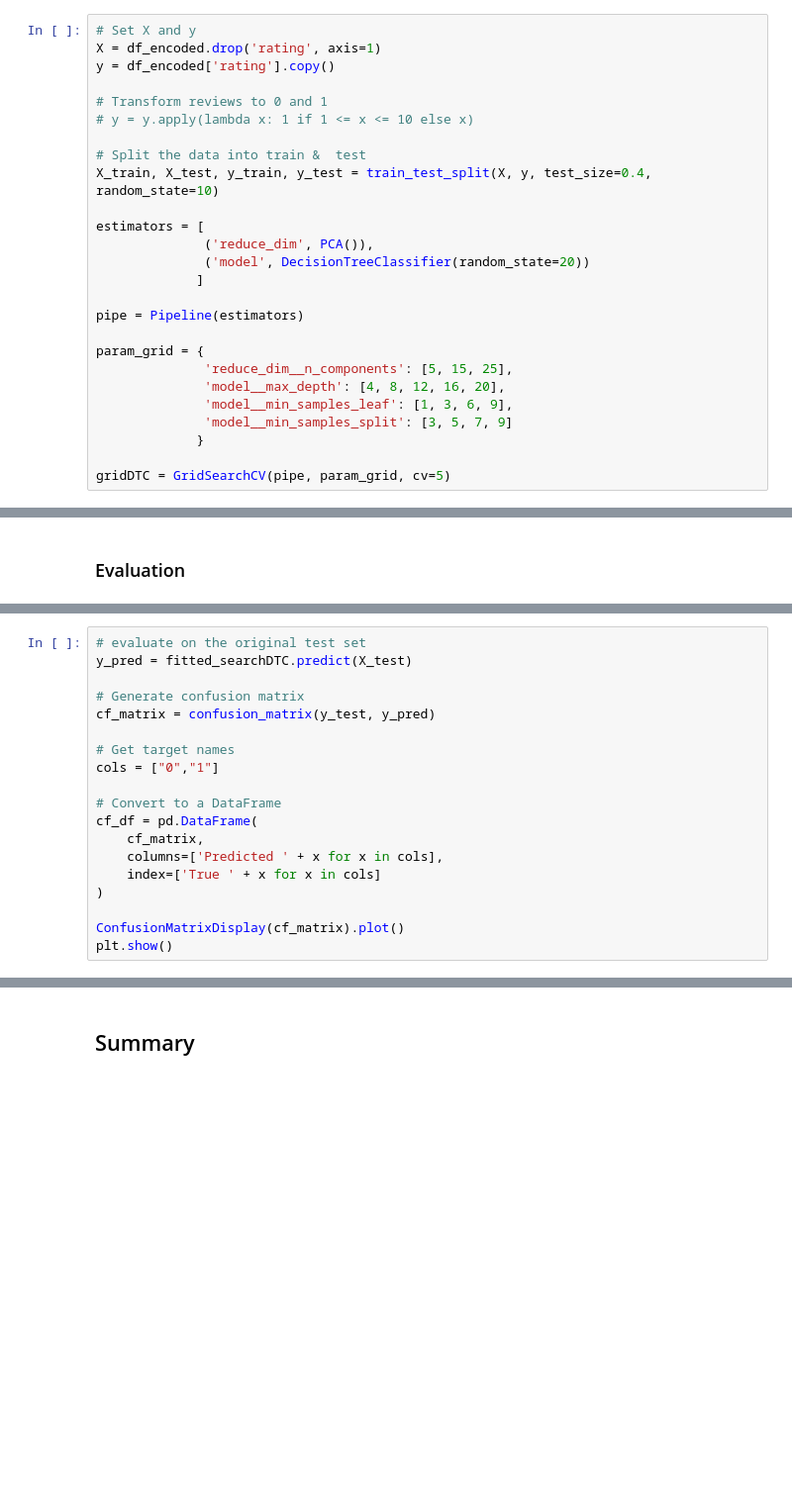
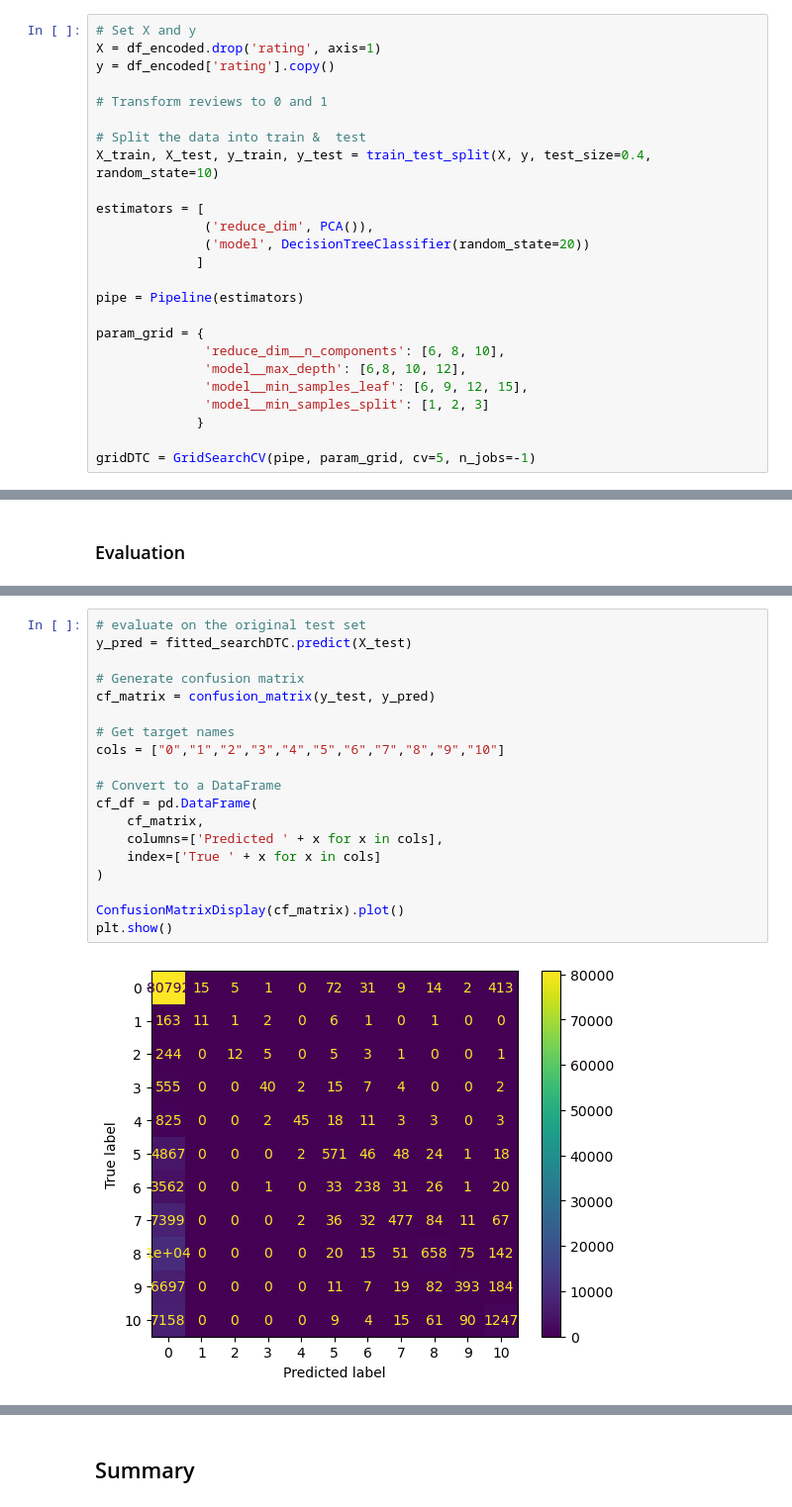
Before and after one commit to DiegoFA1/oct2024_capstone, a Jupyter notebook: notebooks/4.PredictionModeling.ipynb, the cells around one changed output, grey strips where cells are left out. Shown: that part at 99% size. Cells and saved outputs as stored; diff of their text form; blank space fills up the shorter version.

Commit message:
Finalized models insights

```diff
--- a/notebooks/4.PredictionModeling.ipynb
+++ b/notebooks/4.PredictionModeling.ipynb
@@ -314,7 +475,6 @@ X = df_encoded.drop('rating', axis=1)
 y = df_encoded['rating'].copy()
 
 # Transform reviews to 0 and 1
-# y = y.apply(lambda x: 1 if 1 <= x <= 10 else x)
 
 # Split the data into train &  test
 X_train, X_test, y_train, y_test = train_test_split(X, y, test_size=0.4, random_state=10)
@@ -327,13 +487,13 @@ estimators = [
 pipe = Pipeline(estimators)
 
 param_grid = {
-              'reduce_dim__n_components': [5, 15, 25],
-              'model__max_depth': [4, 8, 12, 16, 20],
-              'model__min_samples_leaf': [1, 3, 6, 9],
-              'model__min_samples_split': [3, 5, 7, 9]
+              'reduce_dim__n_components': [6, 8, 10],
+              'model__max_depth': [6,8, 10, 12],
+              'model__min_samples_leaf': [6, 9, 12, 15],
+              'model__min_samples_split': [1, 2, 3]
              }
 
-gridDTC = GridSearchCV(pipe, param_grid, cv=5)
+gridDTC = GridSearchCV(pipe, param_grid, cv=5, n_jobs=-1)
 # %%
 fitted_searchDTC = gridDTC.fit(X_train, y_train)
 # %%
@@ -377,22 +548,24 @@ print()
 # %%
 # evaluate on the original test set
 y_pred = fitted_searchDTC.predict(X_test)
 
 # Generate confusion matrix
 cf_matrix = confusion_matrix(y_test, y_pred)
 
 # Get target names
-cols = ["0","1"]
+cols = ["0","1","2","3","4","5","6","7","8","9","10"]
 
 # Convert to a DataFrame
 cf_df = pd.DataFrame(
     cf_matrix,
     columns=['Predicted ' + x for x in cols],
     index=['True ' + x for x in cols]
 )
 
 ConfusionMatrixDisplay(cf_matrix).plot()
 plt.show()
+# %% [output]
+[figure, added]
 # %%
 print("TEST SET")
 print(classification_report(y_test, y_pred))
```
Also changed, not shown: parts of 69 cells of this notebook, 1 other file.
